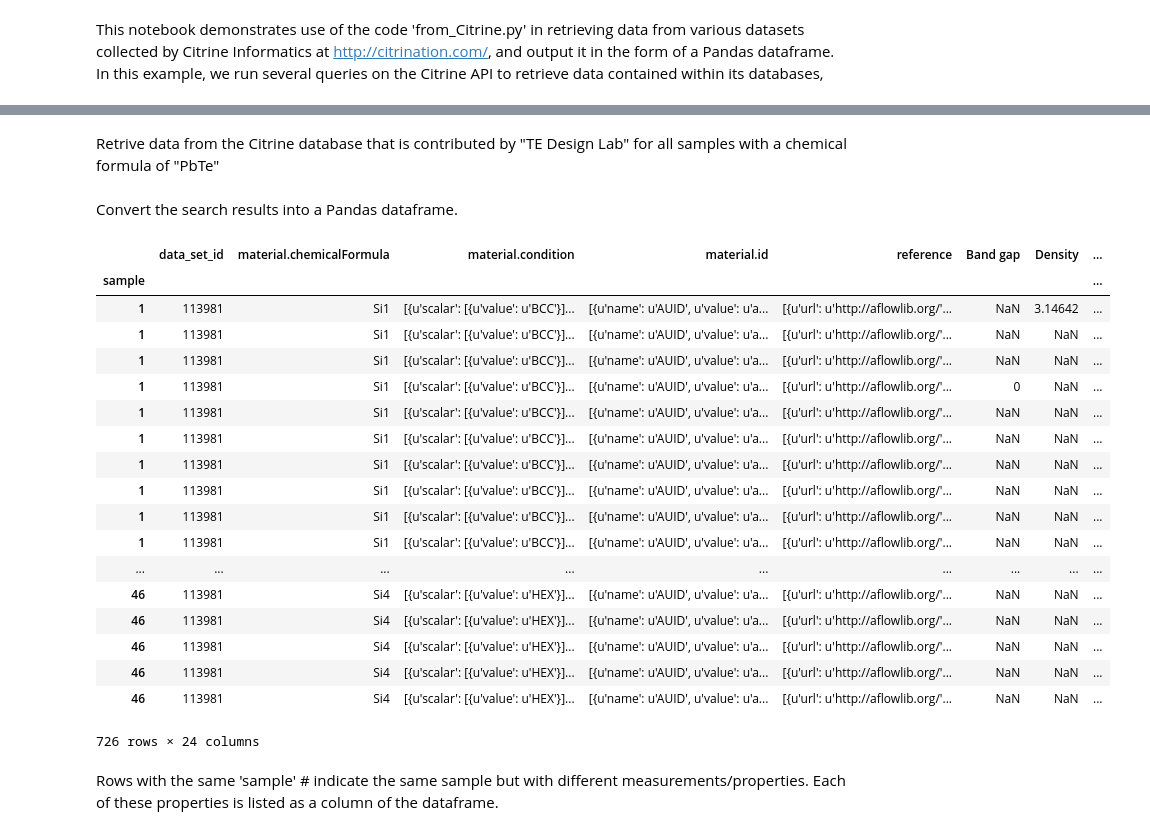
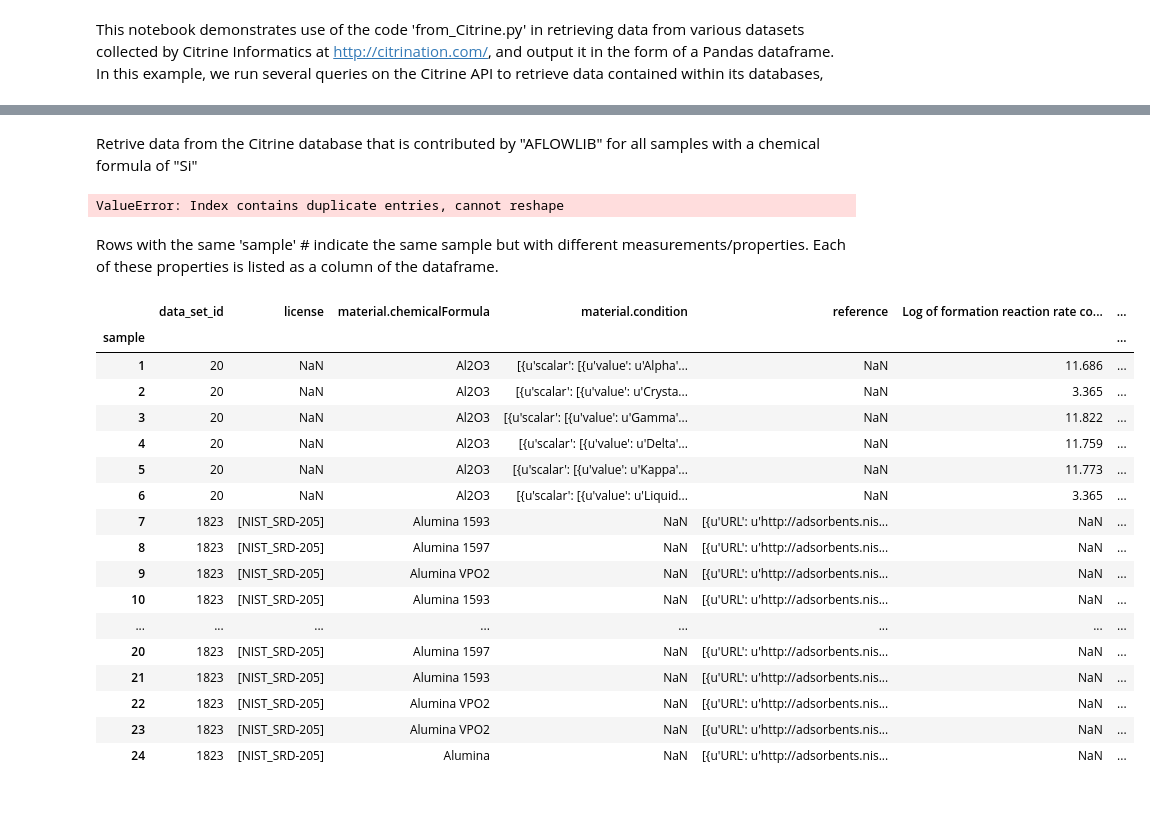
Before and after one commit to hackingmaterials/matminer, a Jupyter notebook: matminer/data_retrieval/examples/Example5.ipynb, the cells around one changed output, grey strips where cells are left out. Saved outputs shown, nothing was run; the diff lists cells and outputs as text; code cells hidden in the pictures; blank space fills up the shorter version.

```diff
--- a/matminer/data_retrieval/examples/Example5.ipynb
+++ b/matminer/data_retrieval/examples/Example5.ipynb
@@ -7,32 +9,31 @@ api_key = None     # Set your Citrine API key here. If set as an environment var
+# %%
+c = CitrineDataRetrieval(api_key)
 # %% [markdown]
-Retrive data from the Citrine database that is contributed by "TE Design Lab" for all samples with a chemical formula of "PbTe"
+Retrive data from the Citrine database that is contributed by "AFLOWLIB" for all samples with a chemical formula of "Si"
 # %%
-res_obj = from_Citrine.CitrineDataRetrieval(contributor='aflow', formula='Si')
+c.get_dataframe(contributor='aflow', formula='Si')
+# %% [output]
+ValueError: Index contains duplicate entries, cannot reshape
-# %% [markdown]
-Convert the search results into a Pandas dataframe.
-# %%
-res_obj.to_pandas()
-# %% [output]
-|  | data_set_id | material.chemicalFormula | material.condition | material.id | reference | Band gap | Density | ... |
-| sample |  |  |  |  |  |  |  | ... |
-| 1 | 113981 | Si1 | [{u'scalar': [{u'value': u'BCC'}]... | [{u'name': u'AUID', u'value': u'a... | [{u'url': u'http://aflowlib.org/'... | NaN | 3.14642 | ... |
-| 1 | 113981 | Si1 | [{u'scalar': [{u'value': u'BCC'}]... | [{u'name': u'AUID', u'value': u'a... | [{u'url': u'http://aflowlib.org/'... | NaN | NaN | ... |
-| 1 | 113981 | Si1 | [{u'scalar': [{u'value': u'BCC'}]... | [{u'name': u'AUID', u'value': u'a... | [{u'url': u'http://aflowlib.org/'... | NaN | NaN | ... |
-| 1 | 113981 | Si1 | [{u'scalar': [{u'value': u'BCC'}]... | [{u'name': u'AUID', u'value': u'a... | [{u'url': u'http://aflowlib.org/'... | 0 | NaN | ... |
-| 1 | 113981 | Si1 | [{u'scalar': [{u'value': u'BCC'}]... | [{u'name': u'AUID', u'value': u'a... | [{u'url': u'http://aflowlib.org/'... | NaN | NaN | ... |
-| 1 | 113981 | Si1 | [{u'scalar': [{u'value': u'BCC'}]... | [{u'name': u'AUID', u'value': u'a... | [{u'url': u'http://aflowlib.org/'... | NaN | NaN | ... |
-| 1 | 113981 | Si1 | [{u'scalar': [{u'value': u'BCC'}]... | [{u'name': u'AUID', u'value': u'a... | [{u'url': u'http://aflowlib.org/'... | NaN | NaN | ... |
-| 1 | 113981 | Si1 | [{u'scalar': [{u'value': u'BCC'}]... | [{u'name': u'AUID', u'value': u'a... | [{u'url': u'http://aflowlib.org/'... | NaN | NaN | ... |
-| 1 | 113981 | Si1 | [{u'scalar': [{u'value': u'BCC'}]... | [{u'name': u'AUID', u'value': u'a... | [{u'url': u'http://aflowlib.org/'... | NaN | NaN | ... |
-| 1 | 113981 | Si1 | [{u'scalar': [{u'value': u'BCC'}]... | [{u'name': u'AUID', u'value': u'a... | [{u'url': u'http://aflowlib.org/'... | NaN | NaN | ... |
-| ... | ... | ... | ... | ... | ... | ... | ... | ... |
-| 46 | 113981 | Si4 | [{u'scalar': [{u'value': u'HEX'}]... | [{u'name': u'AUID', u'value': u'a... | [{u'url': u'http://aflowlib.org/'... | NaN | NaN | ... |
-| 46 | 113981 | Si4 | [{u'scalar': [{u'value': u'HEX'}]... | [{u'name': u'AUID', u'value': u'a... | [{u'url': u'http://aflowlib.org/'... | NaN | NaN | ... |
-| 46 | 113981 | Si4 | [{u'scalar': [{u'value': u'HEX'}]... | [{u'name': u'AUID', u'value': u'a... | [{u'url': u'http://aflowlib.org/'... | NaN | NaN | ... |
-| 46 | 113981 | Si4 | [{u'scalar': [{u'value': u'HEX'}]... | [{u'name': u'AUID', u'value': u'a... | [{u'url': u'http://aflowlib.org/'... | NaN | NaN | ... |
-| 46 | 113981 | Si4 | [{u'scalar': [{u'value': u'HEX'}]... | [{u'name': u'AUID', u'value': u'a... | [{u'url': u'http://aflowlib.org/'... | NaN | NaN | ... |
-726 rows × 24 columns
 # %% [markdown]
 Rows with the same 'sample' # indicate the same sample but with different measurements/properties. Each of these properties is listed as a column of the dataframe.
 # %%
-res_obj = from_Citrine.CitrineDataRetrieval(contributor='Citrine', term='NIST', formula='al2o3')
+c.get_dataframe(contributor='Citrine', term='NIST', formula='al2o3')
+# %% [output]
+|  | data_set_id | license | material.chemicalFormula | material.condition | reference | Log of formation reaction rate co... | ... |
+| sample |  |  |  |  |  |  | ... |
+| 1 | 20 | NaN | Al2O3 | [{u'scalar': [{u'value': u'Alpha'... | NaN | 11.686 | ... |
+| 2 | 20 | NaN | Al2O3 | [{u'scalar': [{u'value': u'Crysta... | NaN | 3.365 | ... |
+| 3 | 20 | NaN | Al2O3 | [{u'scalar': [{u'value': u'Gamma'... | NaN | 11.822 | ... |
+| 4 | 20 | NaN | Al2O3 | [{u'scalar': [{u'value': u'Delta'... | NaN | 11.759 | ... |
+| 5 | 20 | NaN | Al2O3 | [{u'scalar': [{u'value': u'Kappa'... | NaN | 11.773 | ... |
+| 6 | 20 | NaN | Al2O3 | [{u'scalar': [{u'value': u'Liquid... | NaN | 3.365 | ... |
+| 7 | 1823 | [NIST_SRD-205] | Alumina 1593 | NaN | [{u'URL': u'http://adsorbents.nis... | NaN | ... |
+| 8 | 1823 | [NIST_SRD-205] | Alumina 1597 | NaN | [{u'URL': u'http://adsorbents.nis... | NaN | ... |
+| 9 | 1823 | [NIST_SRD-205] | Alumina VPO2 | NaN | [{u'URL': u'http://adsorbents.nis... | NaN | ... |
+| 10 | 1823 | [NIST_SRD-205] | Alumina 1593 | NaN | [{u'URL': u'http://adsorbents.nis... | NaN | ... |
+| ... | ... | ... | ... | ... | ... | ... | ... |
+| 20 | 1823 | [NIST_SRD-205] | Alumina 1597 | NaN | [{u'URL': u'http://adsorbents.nis... | NaN | ... |
+| 21 | 1823 | [NIST_SRD-205] | Alumina 1593 | NaN | [{u'URL': u'http://adsorbents.nis... | NaN | ... |
+| 22 | 1823 | [NIST_SRD-205] | Alumina VPO2 | NaN | [{u'URL': u'http://adsorbents.nis... | NaN | ... |
+| 23 | 1823 | [NIST_SRD-205] | Alumina VPO2 | NaN | [{u'URL': u'http://adsorbents.nis... | NaN | ... |
+| 24 | 1823 | [NIST_SRD-205] | Alumina | NaN | [{u'URL': u'http://adsorbents.nis... | NaN | ... |
```
Also changed, not shown: parts of 5 cells of this notebook.
